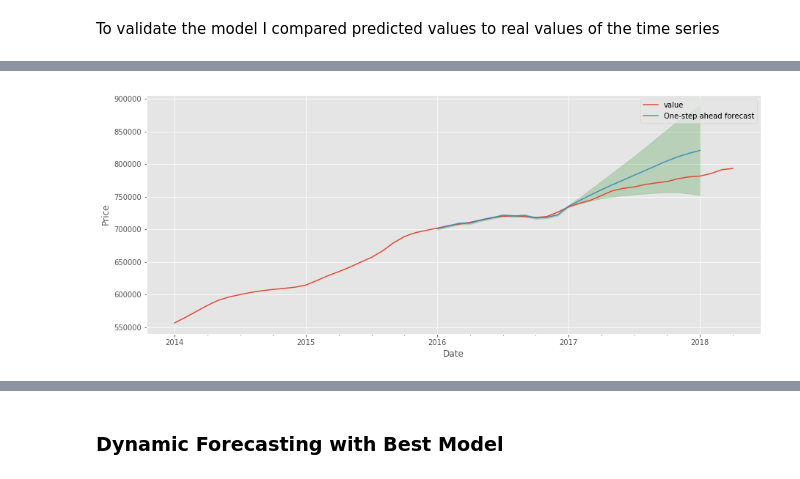
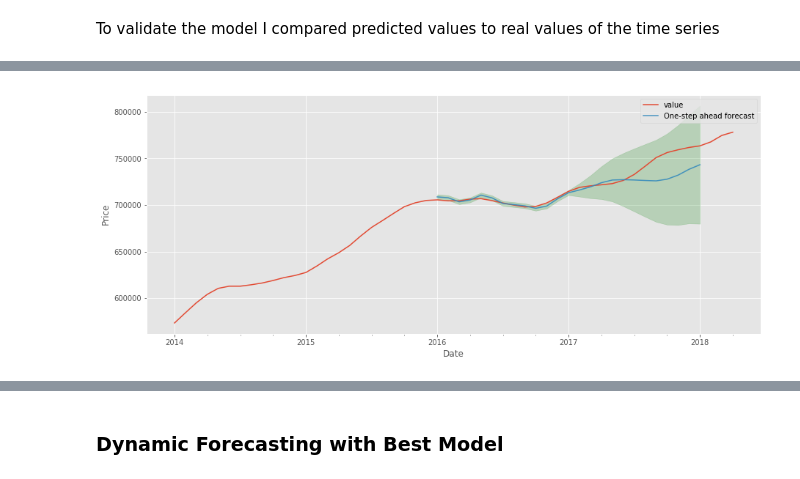
Before and after one commit to taramullin/Time-Series-Analysis_Zillow-Zipcode-Date, a Jupyter notebook: Time Series Analysis - Zillow Zip Codes.ipynb, the cells around one changed output, grey strips where cells are left out. Drawn from its saved outputs; the diff is of its cells as text; code cells hidden in the pictures.

```diff
--- a/Time Series Analysis - Zillow Zip Codes.ipynb
+++ b/Time Series Analysis - Zillow Zip Codes.ipynb
@@ -1295,0 +1478,22 @@ print(mse20002_2)
+# %%
+# Plot real vs predicted values along with confidence interval
+
+rcParams['figure.figsize'] = 15, 6
+
+#Plot observed values
+ax = melted20010['2014':].plot(label = 'Observed')
+
+#Plot predicted values
+pred20010_1.predicted_mean.plot(ax=ax, label='One-step ahead forecast', alpha=.9)
+
+#Plot the range for confidence intervals
+ax.fill_between(pred_conf20010_1.index,
+                pred_conf20010_1.iloc[:, 0],
+                pred_conf20010_1.iloc[:, 1], color='g', alpha=.20)
+
+#Set axes labels
+ax.set_xlabel('Date')
+ax.set_ylabel('Price')
+plt.legend()
+
+plt.show()
@@ -1307,14 +1532,14 @@ ans_df.tail(3) #the top 3
 # %%
 # plug in the parameter values leading to second lowest AIC value into a new SARIMAX model.
 # Fit the model and print results
-ARIMA_MODEL20001_3 = sm.tsa.statespace.SARIMAX(melted20001[:'2016'],
+ARIMA_MODEL20010_2 = sm.tsa.statespace.SARIMAX(melted20010[:'2016'],
                                  order=(1, 1, 1),
-                                 seasonal_order=(1, 0, 1, 12),
+                                 seasonal_order=(1, 1, 0, 12),
                                  enforce_stationarity=False,
                                  enforce_invertibility=False)
-output20001_3 = ARIMA_MODEL20001_3.fit()
+output20010_2 = ARIMA_MODEL20010_2.fit()
 
-print(output20001_3.summary().tables[1])
+print(output20010_2.summary().tables[1])
 # %% [output]
 ==============================================================================
                  coef    std err          z      P>|z|      [0.025      0.975]
@@ -1355,5 +1579,5 @@ To validate the model I compared predicted values to real values of the time ser
 # %%
 # Get predictions starting from 2016-01-01 (where the training left off) and calculate confidence intervals.
 
-pred20001_3 = output20001_3.get_prediction(start=pd.to_datetime('2016-01-01'), dynamic=False, end=pd.to_datetime('2018-01-01'))
-pred_conf20001_3 = pred20001_3.conf_int()
+pred20010_2 = output20010_2.get_prediction(start=pd.to_datetime('2016-01-01'), dynamic=False, end=pd.to_datetime('2018-01-01'))
+pred_conf20010_2 = pred20010_2.conf_int()
@@ -1380,24 +1604,24 @@ pred_conf20001_3
 # %%
 # Plot real vs predicted values along with confidence interval
 
 rcParams['figure.figsize'] = 15, 6
 
 #Plot observed values
-ax = melted20001['2014':].plot(label = 'Observed')
+ax = melted20010['2014':].plot(label = 'Observed')
 
 #Plot predicted values
-pred20001_3.predicted_mean.plot(ax=ax, label='One-step ahead forecast', alpha=.9)
+pred20010_2.predicted_mean.plot(ax=ax, label='One-step ahead forecast', alpha=.9)
 
 #Plot the range for confidence intervals
-ax.fill_between(pred_conf20001_3.index,
-                pred_conf20001_3.iloc[:, 0],
-                pred_conf20001_3.iloc[:, 1], color='g', alpha=.20)
+ax.fill_between(pred_conf20010_2.index,
+                pred_conf20010_2.iloc[:, 0],
+                pred_conf20010_2.iloc[:, 1], color='g', alpha=.20)
 
 #Set axes labels
 ax.set_xlabel('Date')
 ax.set_ylabel('Price')
 plt.legend()
 
 plt.show()
 # %% [output]
-[figure, old version]
+[figure, new version]
```
Also changed, not shown: parts of 146 cells of this notebook.
